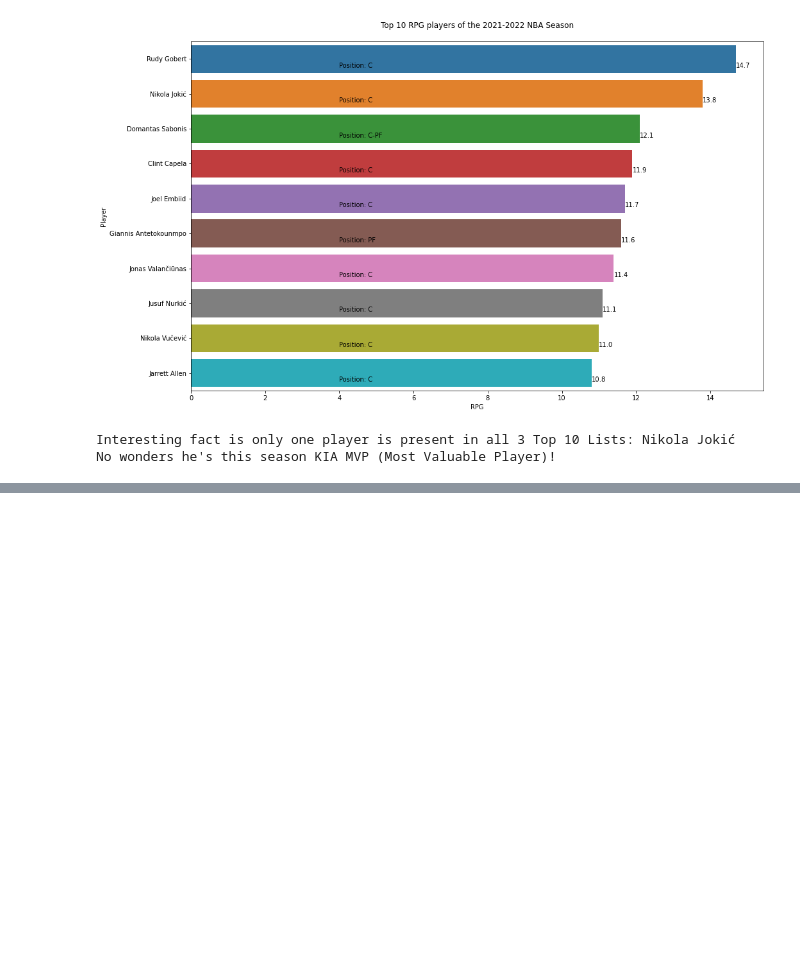
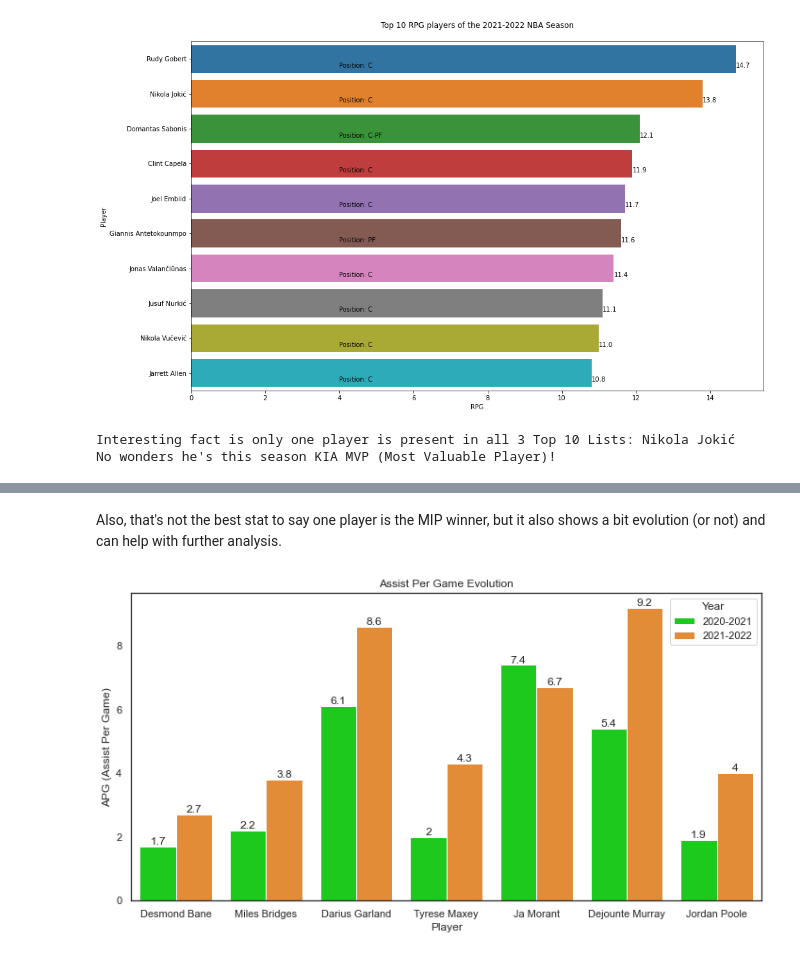
Before and after one commit to victorleaoo/NBA-Data-Science-Project, a Jupyter notebook: NBA.ipynb, the cells around one changed output, grey strips where cells are left out. Cells and saved outputs as stored; diff of their text form; code cells hidden in the pictures; blank space fills up the shorter version.

```diff
--- a/NBA.ipynb
+++ b/NBA.ipynb
@@ -289,0 +367,21 @@ No wonders he's this season KIA MVP (Most Valuable Player)!
+# %% [markdown]
+Also, that's not the best stat to say one player is the MIP winner, but it also shows a bit evolution (or not) and can help with further analysis.
+# %%
+# Assist Evolution
+
+import seaborn as sns
+import matplotlib as mat
+import matplotlib.pyplot as plt
+sns.set(style="white")
+
+fig, ax = plt.subplots(figsize=(12,6))
+colors = ["#00e600", "#ff8c1a"]
+sns.barplot(x="Player", y="AST",hue="Year", palette=colors, data=mip_dataset)
+ax.set_title("Assist Per Game Evolution",fontdict= {'size':12})
+ax.xaxis.set_label_text("Player",fontdict= {'size':12})
+ax.yaxis.set_label_text("APG (Assist Per Game)",fontdict= {'size':12})
+for container in ax.containers:
+    ax.bar_label(container)
+plt.show()
+# %% [output]
+[figure, added]
```
Also changed, not shown: parts of 6 cells of this notebook.
